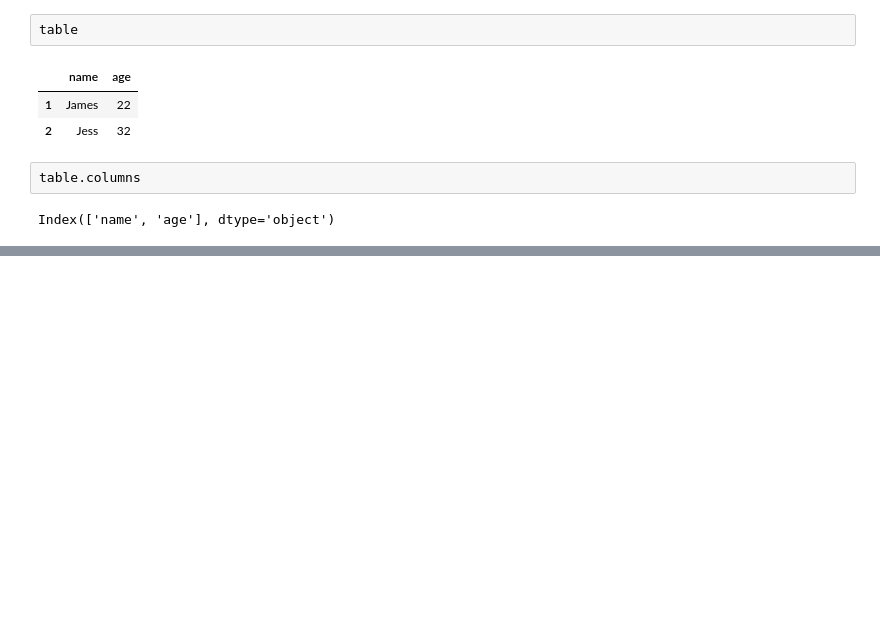
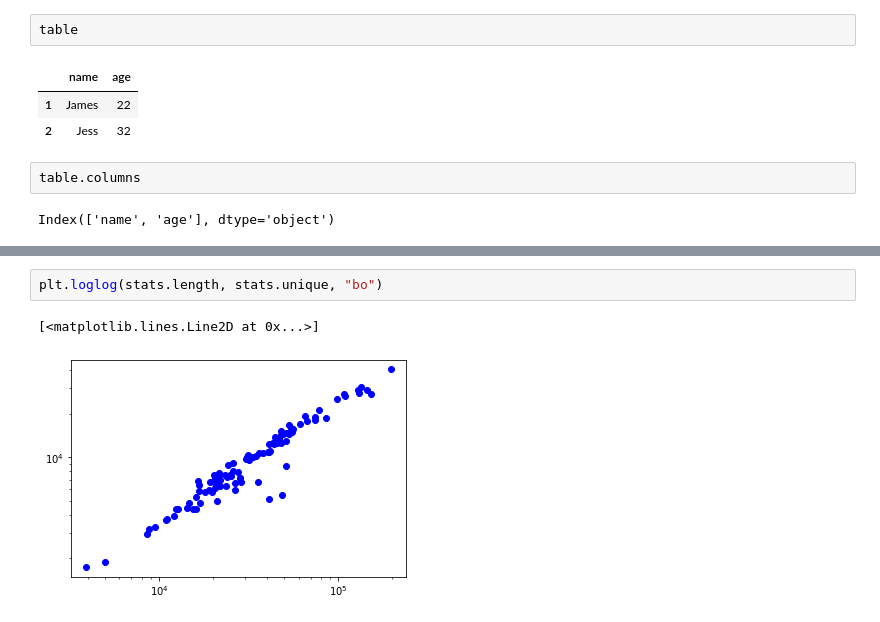
Before and after one commit to dharnitski/edx-PH526x, a Jupyter notebook: 3.2 Language Processing.ipynb, the cells around one changed output, grey strips where cells are left out. Drawn from its saved outputs; the diff is of its cells as text; blank space fills up the shorter version.

```diff
--- a/3.2 Language Processing.ipynb
+++ b/3.2 Language Processing.ipynb
@@ -202,0 +240,5 @@ Index(['name', 'age'], dtype='object')
+# %%
+plt.loglog(stats.length, stats.unique, "bo")
+# %% [output]
+[<matplotlib.lines.Line2D at 0x...>]
+[figure, added]
```
Also changed, not shown: parts of 7 cells of this notebook.
